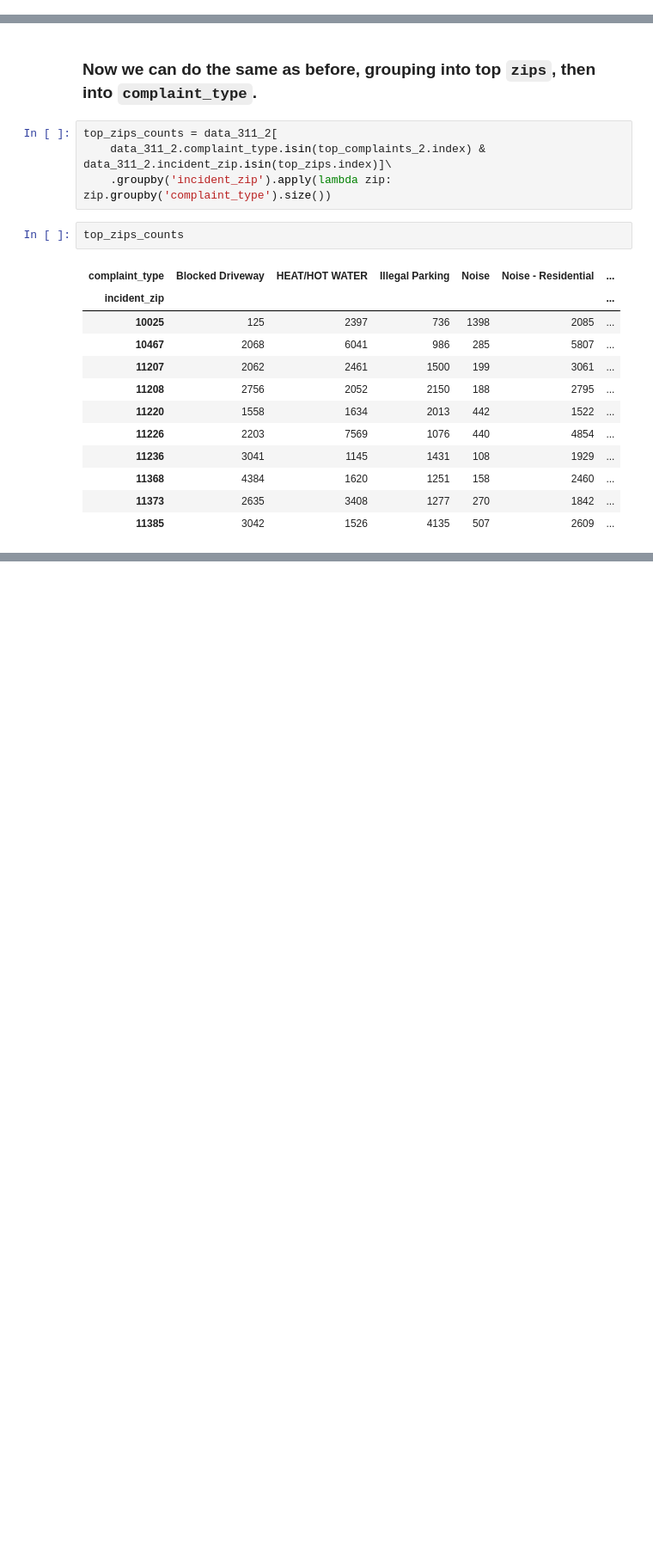
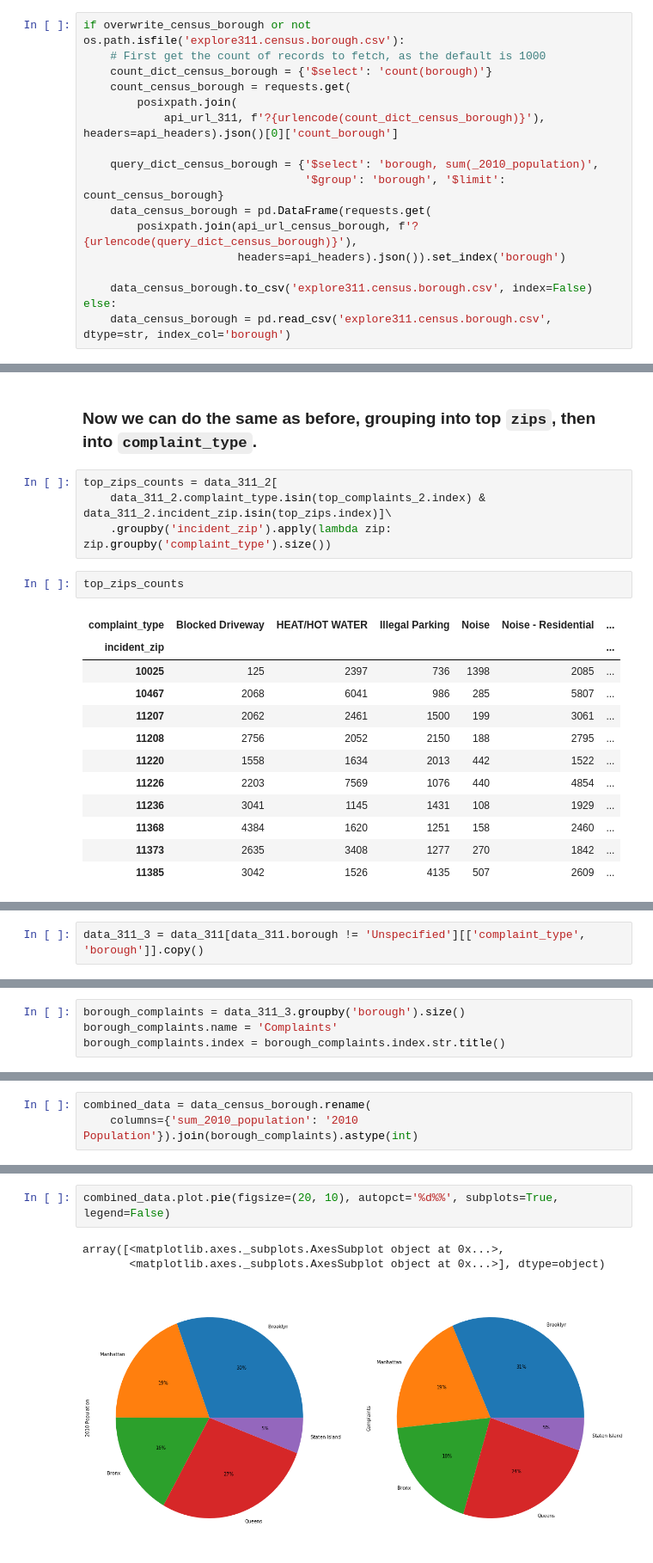
Before and after one commit to BossColo/Explore311, a Jupyter notebook: Explore311.ipynb, the cells around one changed output, grey strips where cells are left out. Shown: that part at 86% size. Saved outputs shown, nothing was run; the diff lists cells and outputs as text; blank space fills up the shorter version.

```diff
--- a/Explore311.ipynb
+++ b/Explore311.ipynb
@@ -73,3 +77,20 @@ else:
+# %%
+if overwrite_census_borough or not os.path.isfile('explore311.census.borough.csv'):
+    # First get the count of records to fetch, as the default is 1000
+    count_dict_census_borough = {'$select': 'count(borough)'}
+    count_census_borough = requests.get(
+        posixpath.join(
+            api_url_311, f'?{urlencode(count_dict_census_borough)}'), headers=api_headers).json()[0]['count_borough']
+
+    query_dict_census_borough = {'$select': 'borough, sum(_2010_population)',
+                                 '$group': 'borough', '$limit': count_census_borough}
+    data_census_borough = pd.DataFrame(requests.get(
+        posixpath.join(api_url_census_borough, f'?{urlencode(query_dict_census_borough)}'),
+                       headers=api_headers).json()).set_index('borough')
+
+    data_census_borough.to_csv('explore311.census.borough.csv', index=False)
+else:
+    data_census_borough = pd.read_csv('explore311.census.borough.csv', dtype=str, index_col='borough')
 # %% [markdown]
 # Part 1
 ___
@@ -207,0 +241,2 @@ top_zips_counts.loc[top_zips.index].plot.bar(stacked=True, figsize=(15, 10))
+# %%
+data_311_3 = data_311[data_311.borough != 'Unspecified'][['complaint_type', 'borough']].copy()
@@ -207,0 +245,4 @@ top_zips_counts.loc[top_zips.index].plot.bar(stacked=True, figsize=(15, 10))
+# %%
+borough_complaints = data_311_3.groupby('borough').size()
+borough_complaints.name = 'Complaints'
+borough_complaints.index = borough_complaints.index.str.title()
@@ -207,0 +251,3 @@ top_zips_counts.loc[top_zips.index].plot.bar(stacked=True, figsize=(15, 10))
+# %%
+combined_data = data_census_borough.rename(
+    columns={'sum_2010_population': '2010 Population'}).join(borough_complaints).astype(int)
@@ -207,0 +258,6 @@ top_zips_counts.loc[top_zips.index].plot.bar(stacked=True, figsize=(15, 10))
+# %%
+combined_data.plot.pie(figsize=(20, 10), autopct='%d%%', subplots=True, legend=False)
+# %% [output]
+array([<matplotlib.axes._subplots.AxesSubplot object at 0x...>,
+       <matplotlib.axes._subplots.AxesSubplot object at 0x...>], dtype=object)
+[figure, added]
```
Also changed, not shown: parts of 27 cells of this notebook, 2 other files.
